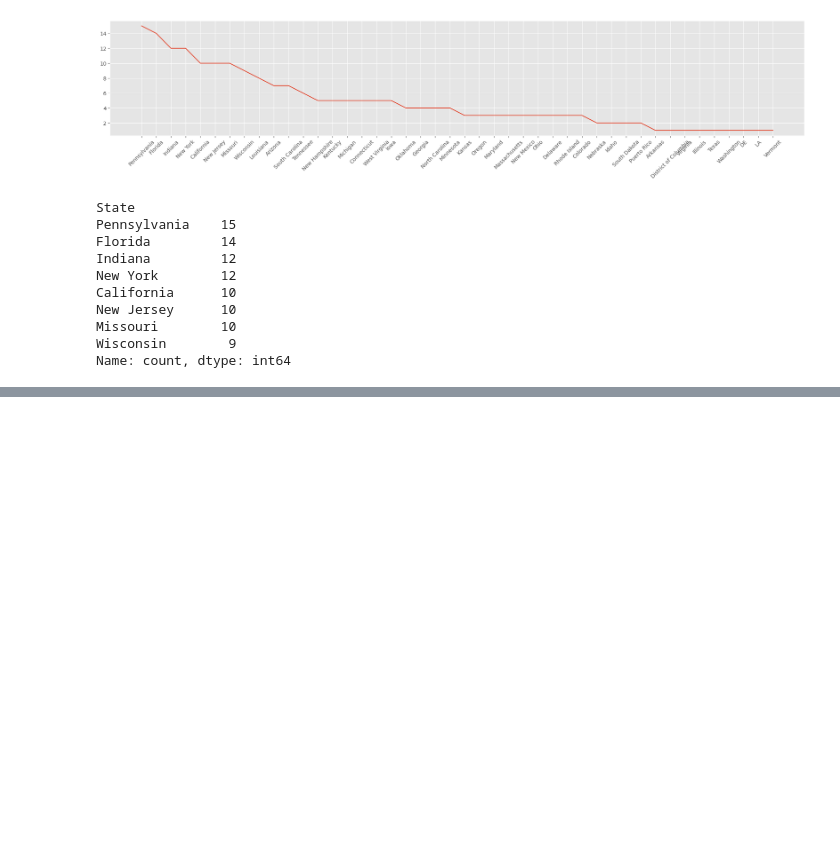
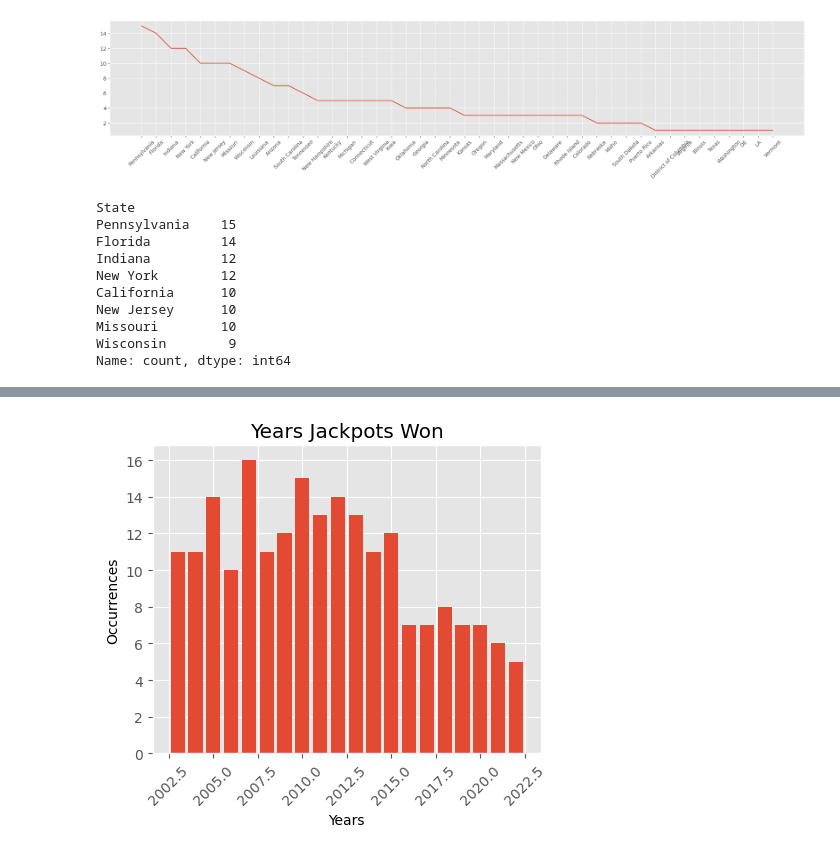
Before and after one commit to MouZer77/Powerball-Project, a Jupyter notebook: Data_Explore_State_Powerball.ipynb, the cells around one changed output, grey strips where cells are left out. Drawn from its saved outputs; the diff is of its cells as text; code cells hidden in the pictures; blank space fills up the shorter version.

```diff
--- a/Data_Explore_State_Powerball.ipynb
+++ b/Data_Explore_State_Powerball.ipynb
@@ -220,3 +278,20 @@ Name: count, dtype: int64
+# %%
+year = df_date["Year"].value_counts().index
+count = df_date["Year"].value_counts().values
+
+plt.bar(year, count)
+
+plt.rcParams["figure.figsize"] = (5, 4)
+
+plt.title("Years Jackpots Won")
+plt.xlabel("Years")
+plt.ylabel("Occurrences")
+
+plt.xticks(rotation=45)
+
+plt.show()
+# %% [output]
+[figure, added]
 # %%
 # Converts the str OBJ to a int value.  Because the millions data was a string I had to get the numbers themselves
 def convert_to_numeric(x):
```
Also changed, not shown: parts of 33 cells of this notebook.
